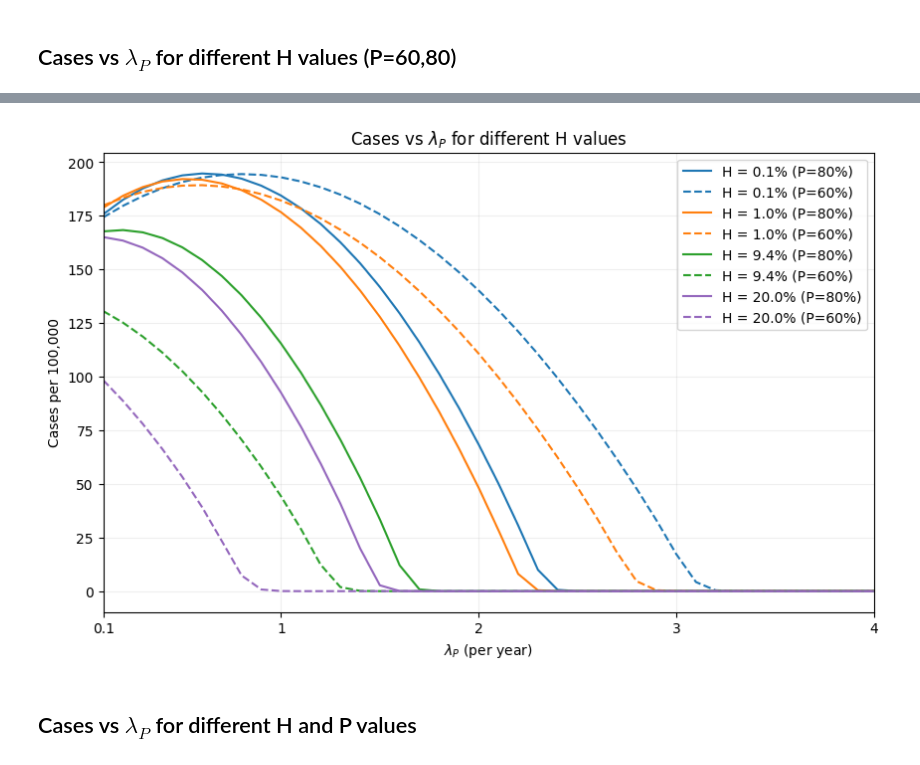
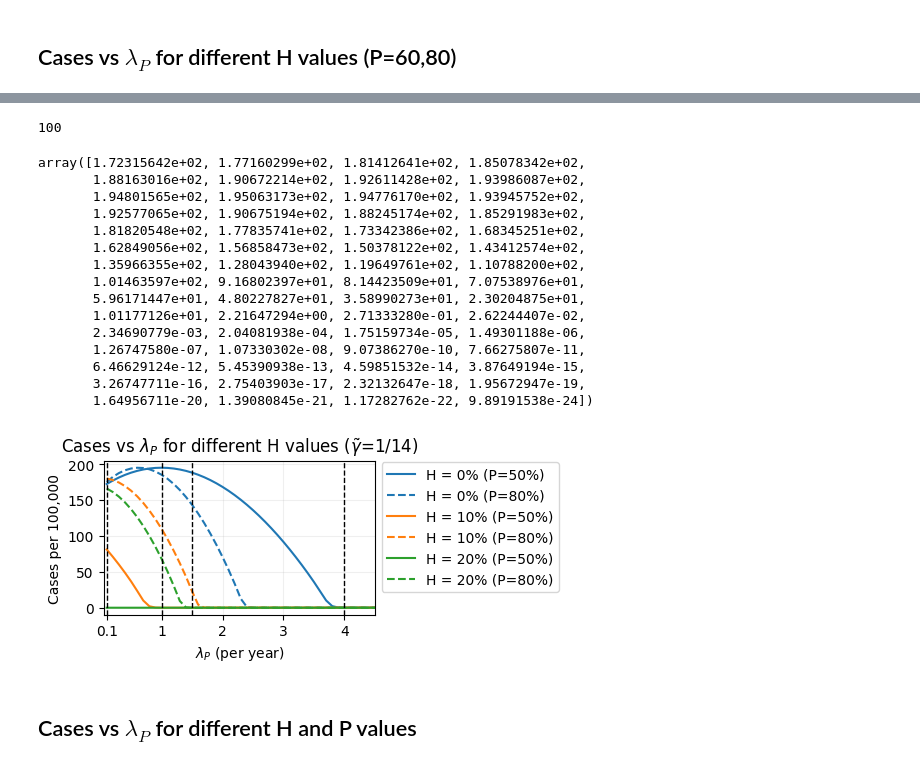
Before and after one commit to Priesemann-Group/testing-paradox-HIV-STI, a Jupyter notebook: notebooks/lambdaP_vs_P.ipynb, the cells around one changed output, grey strips where cells are left out. Saved outputs shown, nothing was run; the diff lists cells and outputs as text; code cells hidden in the pictures.

```diff
--- a/notebooks/lambdaP_vs_P.ipynb
+++ b/notebooks/lambdaP_vs_P.ipynb
@@ -108,7 +204,7 @@ gridspec = {
 fig, axes = plt.subplots(
     2,
     num_H // 2,
-    figsize=(3 * num_H // 2, 3.5),
+    figsize=(7, 5 * (7 / (3 * num_H // 2))),
     constrained_layout=True,
     gridspec_kw=gridspec,
 )
@@ -156,7 +252,7 @@ for idx, H in enumerate(Hs):
     # Adding subpanel letters, adjust x and y positions as needed
     ax.text(
         -0.1,
-        1.15,
+        1.25,
         chr(97 + idx),
         transform=ax.transAxes,
         fontsize=12,
@@ -329,3 +544,25 @@ plt.show()
+# %%
+P_values = np.linspace(0, 1, results[Hs[0]]["res_infections"].shape[1])
+P_indices = np.argmin(np.abs(P_values - 0.5))
+print(P_indices)
+results[0]["res_infections"][:, P_indices] * 1e5
+# %% [output]
+100
+array([1.72315642e+02, 1.77160299e+02, 1.81412641e+02, 1.85078342e+02,
+       1.88163016e+02, 1.90672214e+02, 1.92611428e+02, 1.93986087e+02,
+       1.94801565e+02, 1.95063173e+02, 1.94776170e+02, 1.93945752e+02,
+       1.92577065e+02, 1.90675194e+02, 1.88245174e+02, 1.85291983e+02,
+       1.81820548e+02, 1.77835741e+02, 1.73342386e+02, 1.68345251e+02,
+       1.62849056e+02, 1.56858473e+02, 1.50378122e+02, 1.43412574e+02,
+       1.35966355e+02, 1.28043940e+02, 1.19649761e+02, 1.10788200e+02,
+       1.01463597e+02, 9.16802397e+01, 8.14423509e+01, 7.07538976e+01,
+       5.96171447e+01, 4.80227827e+01, 3.58990273e+01, 2.30204875e+01,
+       1.01177126e+01, 2.21647294e+00, 2.71333280e-01, 2.62244407e-02,
+       2.34690779e-03, 2.04081938e-04, 1.75159734e-05, 1.49301188e-06,
+       1.26747580e-07, 1.07330302e-08, 9.07386270e-10, 7.66275807e-11,
+       6.46629124e-12, 5.45390938e-13, 4.59851532e-14, 3.87649194e-15,
+       3.26747711e-16, 2.75403903e-17, 2.32132647e-18, 1.95672947e-19,
+       1.64956711e-20, 1.39080845e-21, 1.17282762e-22, 9.89191538e-24])
 # %%
 import numpy as np
 import matplotlib.pyplot as plt
@@ -333,10 +570,8 @@ from matplotlib.ticker import FuncFormatter
 from itertools import cycle
 
 # Load the results from the file
-Hs = np.logspace(-3, -0.698, 8)
-results = np.load(
-    "../results/results_discrete_H_log_from_0.1.npy", allow_pickle=True
-).item()
+Hs = np.linspace(0, 0.2, 9)
+results = np.load("../results/exp_m_gammaT_1by14.npy", allow_pickle=True).item()
 
 
 # Define a formatter function that multiplies the value by 100,000
@@ -350,56 +585,64 @@ global_vmin = np.min(all_infections)
 global_vmax = np.max(all_infections)
 
 # Set up the figure
-fig, ax = plt.subplots(figsize=(10, 6))
+fig, ax = plt.subplots(figsize=(3.5, 2))
 
 # Define line styles for infections
-line_styles = {"P1": "-", "P2": "--"}
+line_styles = {"P1": "-", "P2": "--", "P3": "-."}
 
 # Define a color cycle
 colors = cycle(plt.cm.tab10(np.linspace(0, 1, len(Hs))))
 
 # Define the P values to plot
-P_values_to_plot = [0.8, 0.6]
+P_values_to_plot = [0.5, 0.8]
 
 # P values are in the range [0, 1] and evenly spaced
 P_values = np.linspace(0, 1, results[Hs[0]]["res_infections"].shape[1])
 P_indices = [np.argmin(np.abs(P_values - P)) for P in P_values_to_plot]
 
 # Indices of Hs to plot
-indices_to_plot = [0, 3, 6, 7]
+indices_to_plot = [0, 4, 8]
 
 for idx in indices_to_plot:
     H = Hs[idx]
     color = next(colors)
     res_infections = results[H]["res_infections"]
     lambda_P = np.linspace(0.1 / 360, 6 / 360, res_infections.shape[0])
 
     for i, P_index in enumerate(P_indices):
         cases_infections = res_infections[:, P_index]  # Values for the specific P
         linestyle = line_styles[f"P{i+1}"]
         ax.plot(
             lambda_P,
             cases_infections,
-            label=f"H = {H * 100:.1f}% (P={P_values_to_plot[i]*100:.0f}%)",
+            label=f"H = {H * 100:.0f}% (P={P_values_to_plot[i]*100:.0f}%)",
             linestyle=linestyle,
             color=color,
         )
 
 ax.set_xlabel("$\\lambda_P$ (per year)")
 ax.set_ylabel("Cases per 100,000")
 ax.set_xticks([0.1 / 360, 1 / 360, 2 / 360, 3 / 360, 4 / 360, 5 / 360, 6 / 360])
 ax.set_xticklabels(["0.1", "1", "2", "3", "4", "5", "6"])
 ax.yaxis.set_major_formatter(FuncFormatter(formatter))
-ax.legend()
-ax.set_title("Cases vs $\\lambda_P$ for different H values")
-ax.set_xlim([0.1 / 360, 4 / 360])
+ax.set_title("Cases vs $\\lambda_P$ for different H values ($\\tilde\\gamma$=1/14)")
+ax.set_xlim([0.05 / 360, 4.5 / 360])
+
+# Add a vlines at the observed value of lambda_P=0.1/360
+ax.axvline(0.1 / 360, color="black", linestyle="--", linewidth=1)
+ax.axvline(1 / 360, color="black", linestyle="--", linewidth=1)
+ax.axvline(1.5 / 360, color="black", linestyle="--", linewidth=1)
+ax.axvline(4 / 360, color="black", linestyle="--", linewidth=1)
+
+# Place the legend outside the plot
+ax.legend(bbox_to_anchor=(1.02, 1), loc="upper left", borderaxespad=0.1)
 
 plt.grid(alpha=0.2)
 plt.show()
 
-# fig.savefig("../figures/IvslambdaP.pdf", format="pdf")
+fig.savefig("../figures/IvslambdaP.pdf", format="pdf")
 # %% [output]
-[figure, old version]
+[figure, new version]
 # %% [markdown]
 ## Cases vs $\lambda_P$ for different H and P values
 # %%
```
Also changed, not shown: parts of 9 cells of this notebook, 13 other files.
